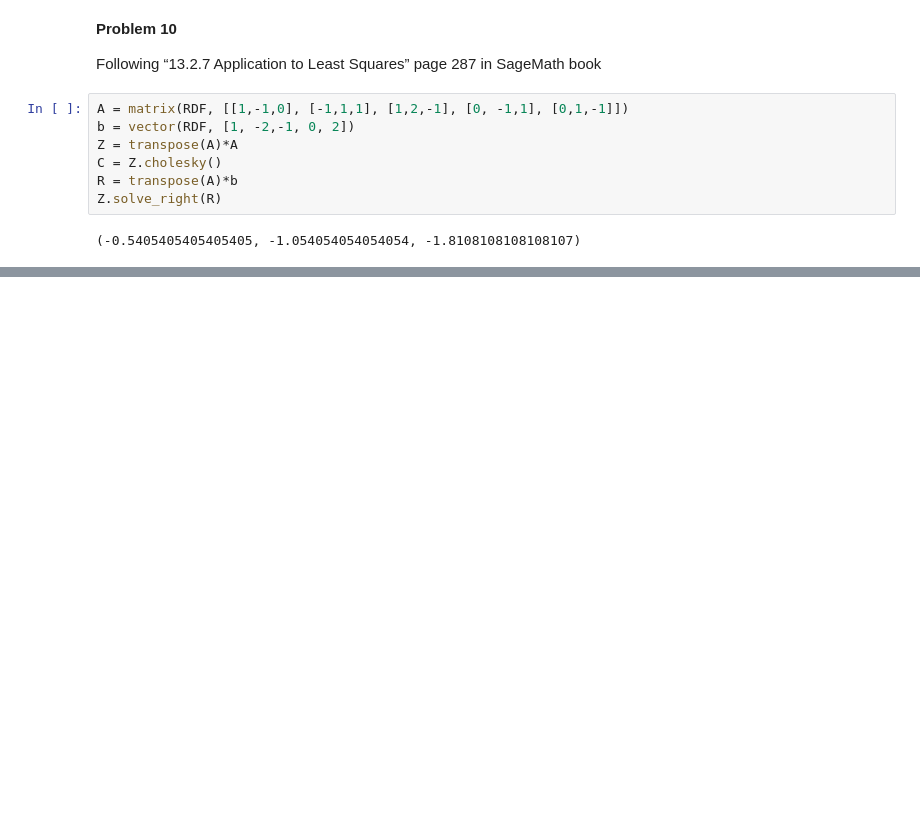
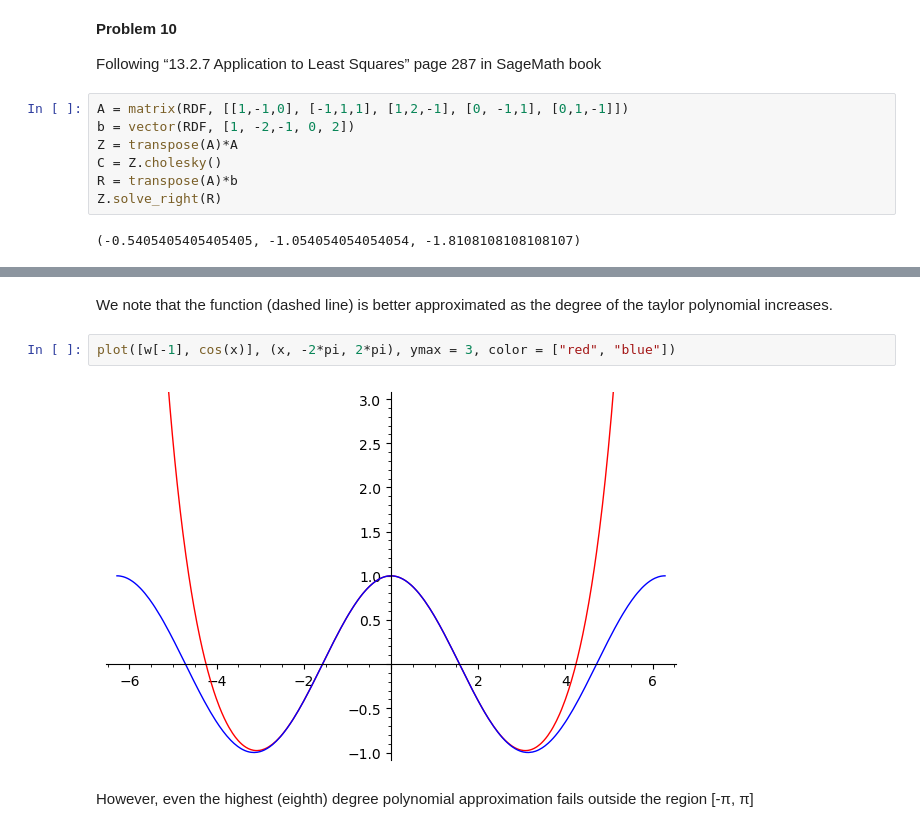
Before and after one commit to gzavlanis/Jupyter-files, a Jupyter notebook: revision_exams_2.ipynb, the cells around one changed output, grey strips where cells are left out. Saved outputs shown, nothing was run; the diff lists cells and outputs as text; blank space fills up the shorter version.

```diff
--- a/revision_exams_2.ipynb
+++ b/revision_exams_2.ipynb
@@ -443,0 +465,8 @@ Z.solve_right(R)
+# %% [markdown]
+We note that the function (dashed line) is better approximated as the degree of the taylor polynomial increases.
+# %%
+plot([w[-1], cos(x)], (x, -2*pi, 2*pi), ymax = 3, color = ["red", "blue"])
+# %% [output]
+[figure, added]
+# %% [markdown]
+However, even the highest (eighth) degree polynomial approximation fails outside the region [-π, π]
```
Also changed, not shown: parts of 21 cells of this notebook.
